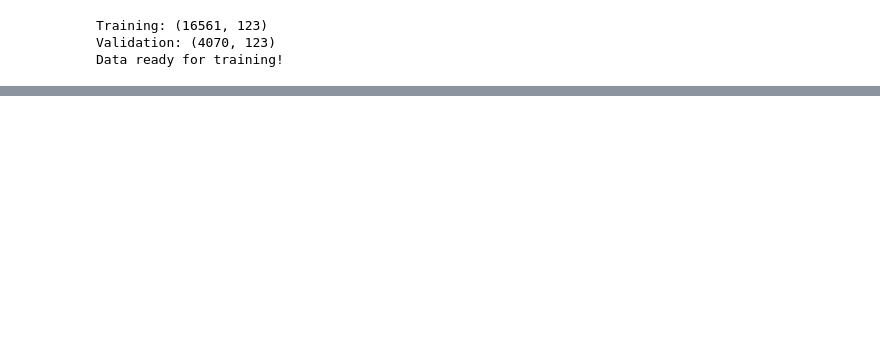
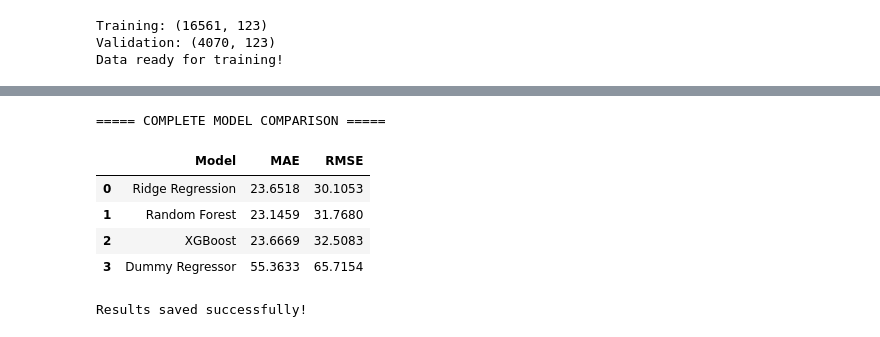
Before and after one commit to ehaab212/AeroGuard-AI-Predictive-Maintenance, a Jupyter notebook: notebooks/02_model_training.ipynb, the cells around one changed output, grey strips where cells are left out. Saved outputs shown, nothing was run; the diff lists cells and outputs as text; code cells hidden in the pictures; blank space fills up the shorter version.

```diff
--- a/notebooks/02_model_training.ipynb
+++ b/notebooks/02_model_training.ipynb
@@ -84,0 +181,32 @@ results_df.to_csv(
+# %%
+
+# Compare baseline and advanced models
+
+all_results_df = pd.concat(
+    [results_df, advanced_results_df],
+    ignore_index=True
+)
+
+all_results_df = all_results_df.sort_values(
+    by="RMSE"
+).reset_index(drop=True)
+
+print("===== COMPLETE MODEL COMPARISON =====")
+
+display(all_results_df.round(4))
+
+# Save results
+all_results_df.to_csv(
+    PROJECT_ROOT / "ml/reports/model_comparison.csv",
+    index=False
+)
+
+print("\nResults saved successfully!")
+# %% [output]
+===== COMPLETE MODEL COMPARISON =====
+|  | Model | MAE | RMSE |
+| 0 | Ridge Regression | 23.6518 | 30.1053 |
+| 1 | Random Forest | 23.1459 | 31.7680 |
+| 2 | XGBoost | 23.6669 | 32.5083 |
+| 3 | Dummy Regressor | 55.3633 | 65.7154 |
+Results saved successfully!
```
Also changed, not shown: parts of 6 cells of this notebook, 25 other files.
